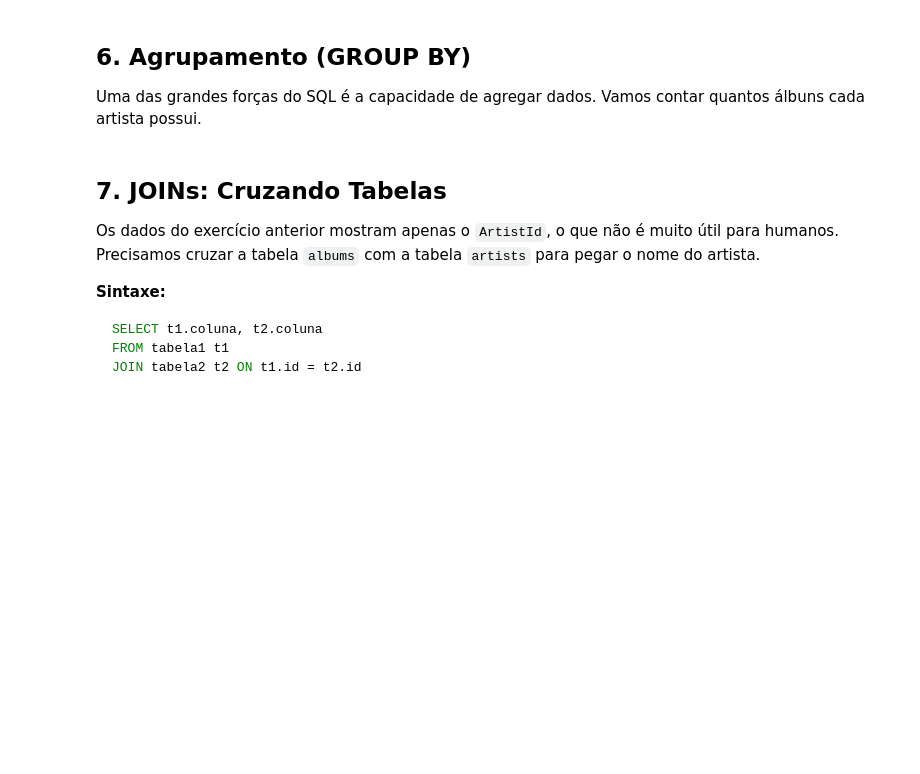
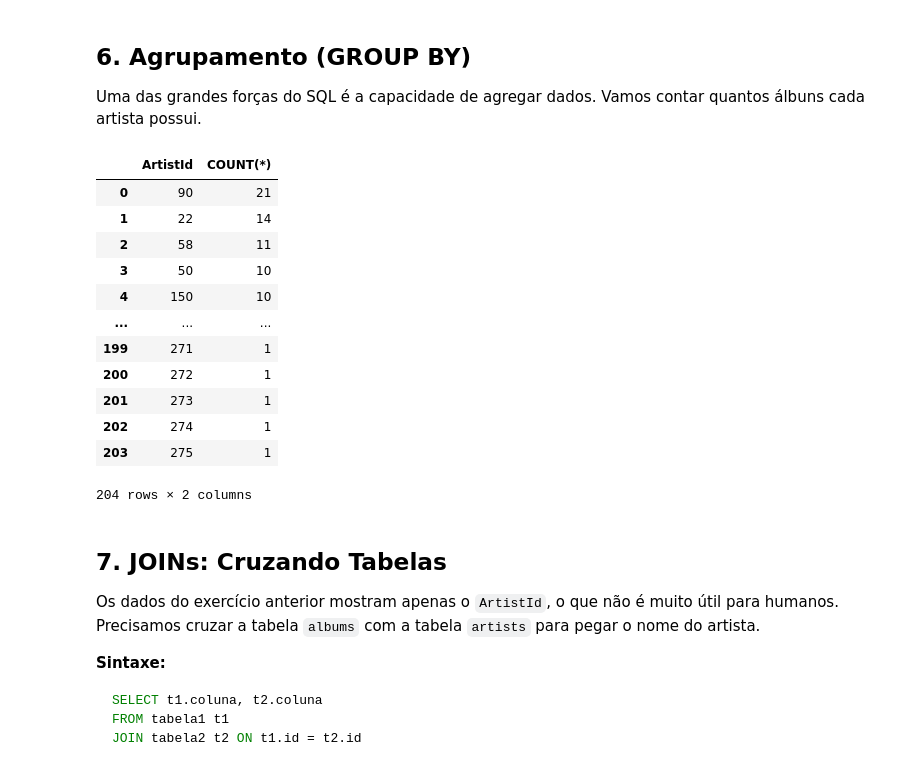
Before and after one commit to Milton2330/data-extraction-course, a Jupyter notebook: notebooks/lab_02_sql_extraction.ipynb, the cells around one changed output. Drawn from its saved outputs; the diff is of its cells as text; code cells hidden in the pictures; blank space fills up the shorter version.

```diff
--- a/notebooks/lab_02_sql_extraction.ipynb
+++ b/notebooks/lab_02_sql_extraction.ipynb
@@ -154,11 +153,29 @@ Uma das grandes forças do SQL é a capacidade de agregar dados.
 Vamos contar quantos álbuns cada artista possui.
 # %%
 query_size = """
-SELECT * FROM Track
-GROUP BY Album
+SELECT
+    ArtistId,
+    COUNT(*)
+FROM Album
+GROUP BY ArtistId
+ORDER BY COUNT(*) DESC
 """
 df_track_size = pd.read_sql(query_size, engine)
 df_track_size
+# %% [output]
+|  | ArtistId | COUNT(*) |
+| 0 | 90 | 21 |
+| 1 | 22 | 14 |
+| 2 | 58 | 11 |
+| 3 | 50 | 10 |
+| 4 | 150 | 10 |
+| ... | ... | ... |
+| 199 | 271 | 1 |
+| 200 | 272 | 1 |
+| 201 | 273 | 1 |
+| 202 | 274 | 1 |
+| 203 | 275 | 1 |
+204 rows × 2 columns
 # %% [markdown]
 ## 7. JOINs: Cruzando Tabelas
 Os dados do exercício anterior mostram apenas o `ArtistId`, o que não é muito útil para humanos.
```
Also changed, not shown: parts of 4 cells of this notebook.
